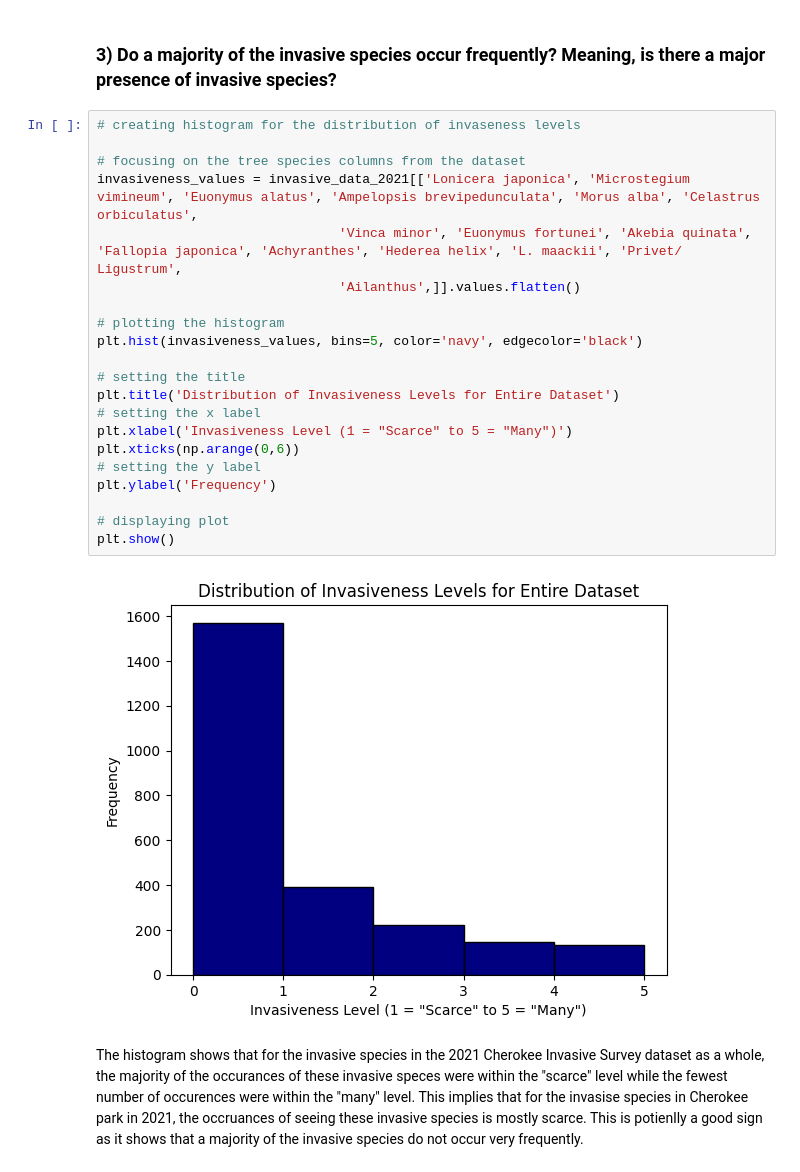
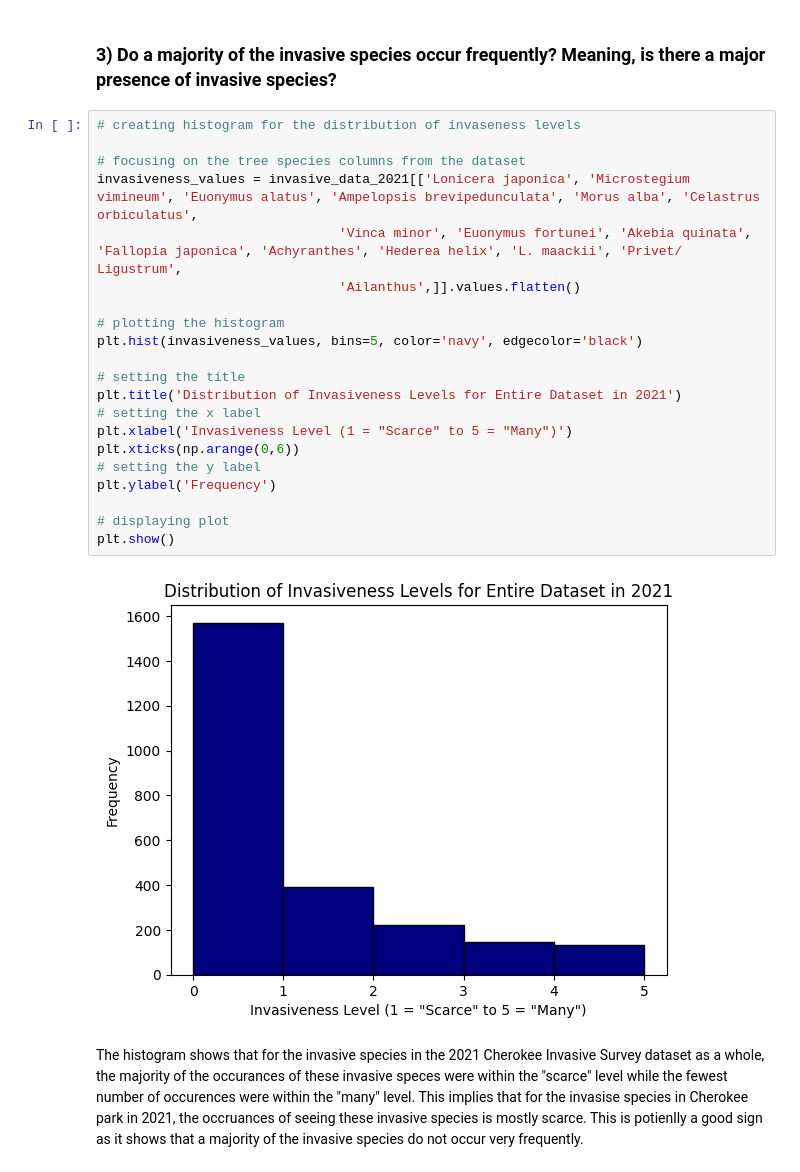
Before and after one commit to Graviton12/CS-430-Group-Project, a Jupyter notebook: Copy_of_Cherokee_Park_2024_and_2021_EDA.ipynb, the cells around one changed output. Drawn from its saved outputs; the diff is of its cells as text.

```diff
--- a/Copy_of_Cherokee_Park_2024_and_2021_EDA.ipynb
+++ b/Copy_of_Cherokee_Park_2024_and_2021_EDA.ipynb
@@ -486,26 +486,26 @@ plt.show()
 # %%
 # creating histogram for the distribution of invaseness levels
 
 # focusing on the tree species columns from the dataset
 invasiveness_values = invasive_data_2021[['Lonicera japonica', 'Microstegium vimineum', 'Euonymus alatus', 'Ampelopsis brevipedunculata', 'Morus alba', 'Celastrus orbiculatus',
                                'Vinca minor', 'Euonymus fortunei', 'Akebia quinata', 'Fallopia japonica', 'Achyranthes', 'Hederea helix', 'L. maackii', 'Privet/ Ligustrum',
                                'Ailanthus',]].values.flatten()
 
 # plotting the histogram
 plt.hist(invasiveness_values, bins=5, color='navy', edgecolor='black')
 
 # setting the title
-plt.title('Distribution of Invasiveness Levels for Entire Dataset')
+plt.title('Distribution of Invasiveness Levels for Entire Dataset in 2021')
 # setting the x label
 plt.xlabel('Invasiveness Level (1 = "Scarce" to 5 = "Many")')
 plt.xticks(np.arange(0,6))
 # setting the y label
 plt.ylabel('Frequency')
 
 # displaying plot
 plt.show()
 # %% [output]
-[figure, old version]
+[figure, new version]
 # %% [markdown]
 The histogram shows that for the invasive species in the 2021 Cherokee Invasive Survey dataset as a whole, the majority of the occurances of these invasive speces were within the "scarce" level while the fewest number of occurences were within the "many" level. This implies that for the invasise species in Cherokee park in 2021, the occruances of seeing these invasive species is mostly scarce. This is potienlly a good sign as it shows that a majority of the invasive species do not occur very frequently.
 # %% [markdown]
```
Also changed, not shown: parts of 7 cells of this notebook.
